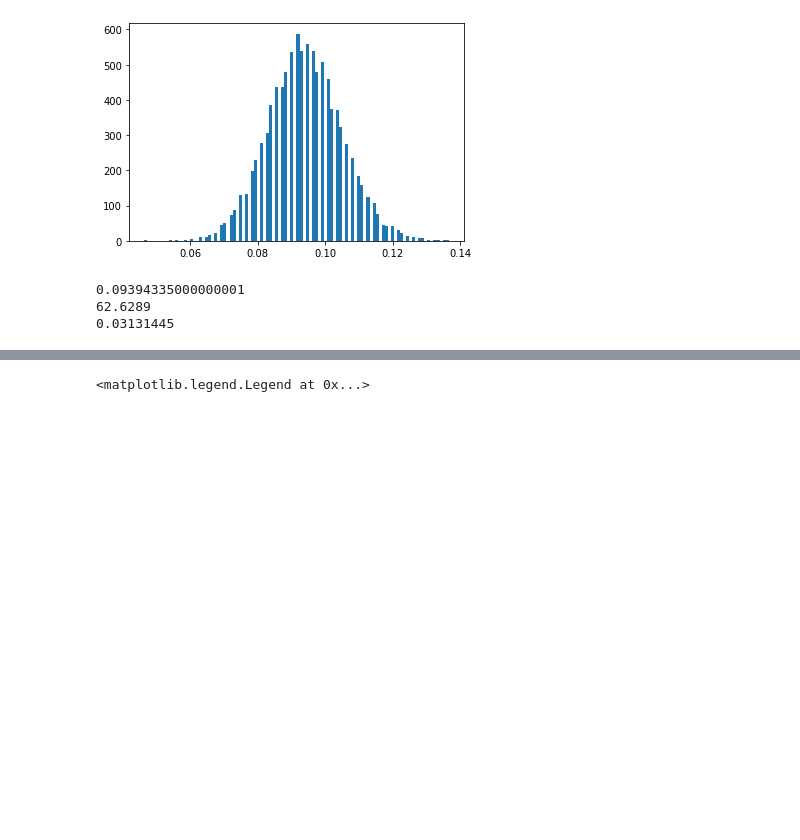
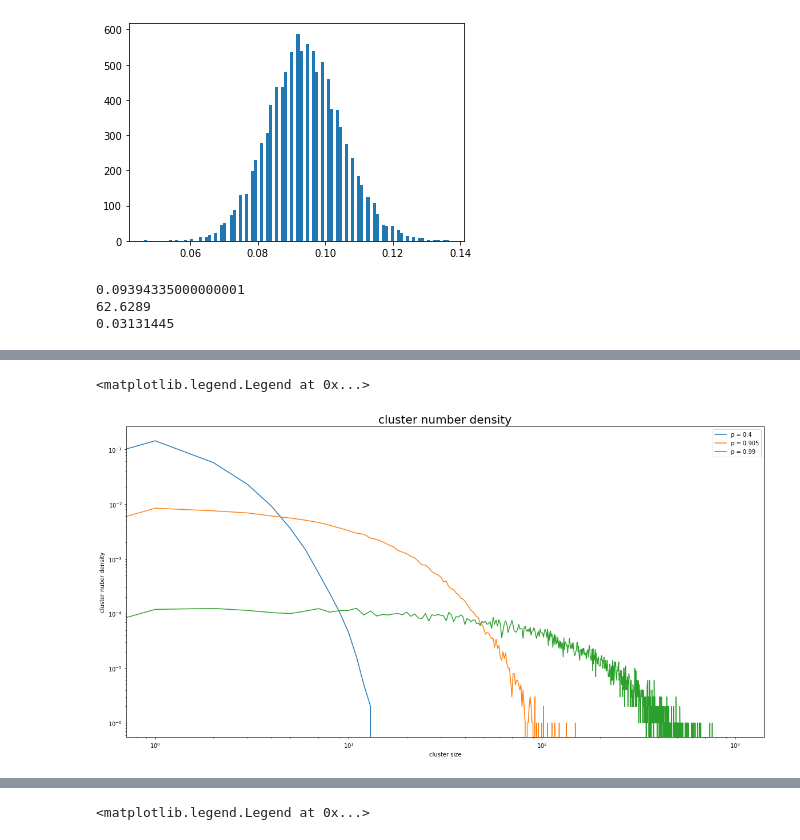
Before and after one commit to GyeongHwan-Jang/GyeongHwan-Jang.github.io, a Jupyter notebook: C.C.ipynb, the cells around one changed output, grey strips where cells are left out. Drawn from its saved outputs; the diff is of its cells as text; code cells hidden in the pictures; blank space fills up the shorter version.

```diff
--- a/C.C.ipynb
+++ b/C.C.ipynb
@@ -70,0 +121,25 @@ print(((1-p)**2)*(p**s)) ## cluster number density
+# %%
+L, T = int(1e3), 1000 ## latice num, simul time
+p = 0.99 ## occupied probabiliy
+
+## simulate to find cluster number density changing s
+aver_list_099 = np.zeros(L)
+for s in tqdm(range(L)):
+    ## make lattice
+    for j in range(T):
+        site = ""
+        aver =0
+        for i in range(L):
+            if np.random.random() < p:
+                site += "1"
+            else :
+                site += " "
+    ## make cluster size list
+        site_split = site.split()
+        cluster = [len(w) for w in site_split]
+    ## find cluster size s
+        for i in range(len(cluster)):
+            if cluster[i] == s:
+                aver += 1
+        aver_list_099[s] += aver/L
+    aver_list_099[s] /= T
@@ -71,3 +148,15 @@ print(((1-p)**2)*(p**s)) ## cluster number density
+# %%
+fig, axes = plt.subplots(figsize = (20,10))
+axes.set_xlabel("cluster size", size =10)
+axes.set_ylabel("cluster nuber density", size = 10)
+axes.set_title("cluster number density", size = 20)
+axes.loglog(range(L),aver_list_04, label = "p = 0.4")
+axes.loglog(range(L),aver_list_0905, label = "p = 0.905")
+axes.loglog(range(L),aver_list_099, label = "p = 0.99")
+axes.legend()
+# %% [output]
+<matplotlib.legend.Legend at 0x...>
+[figure, added]
 # %%
 p_start = 1e-2
 T1, T2 = 100,100
```
Also changed, not shown: parts of 7 cells of this notebook.
